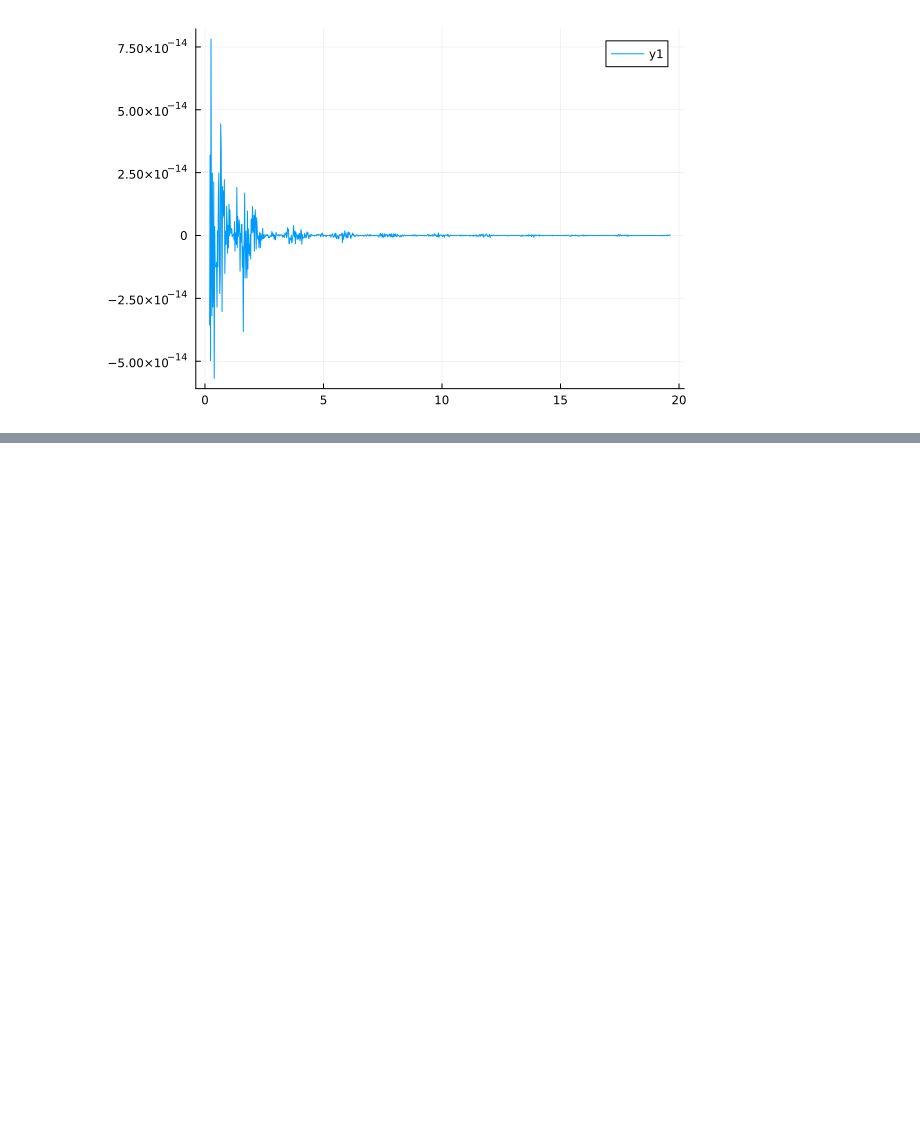
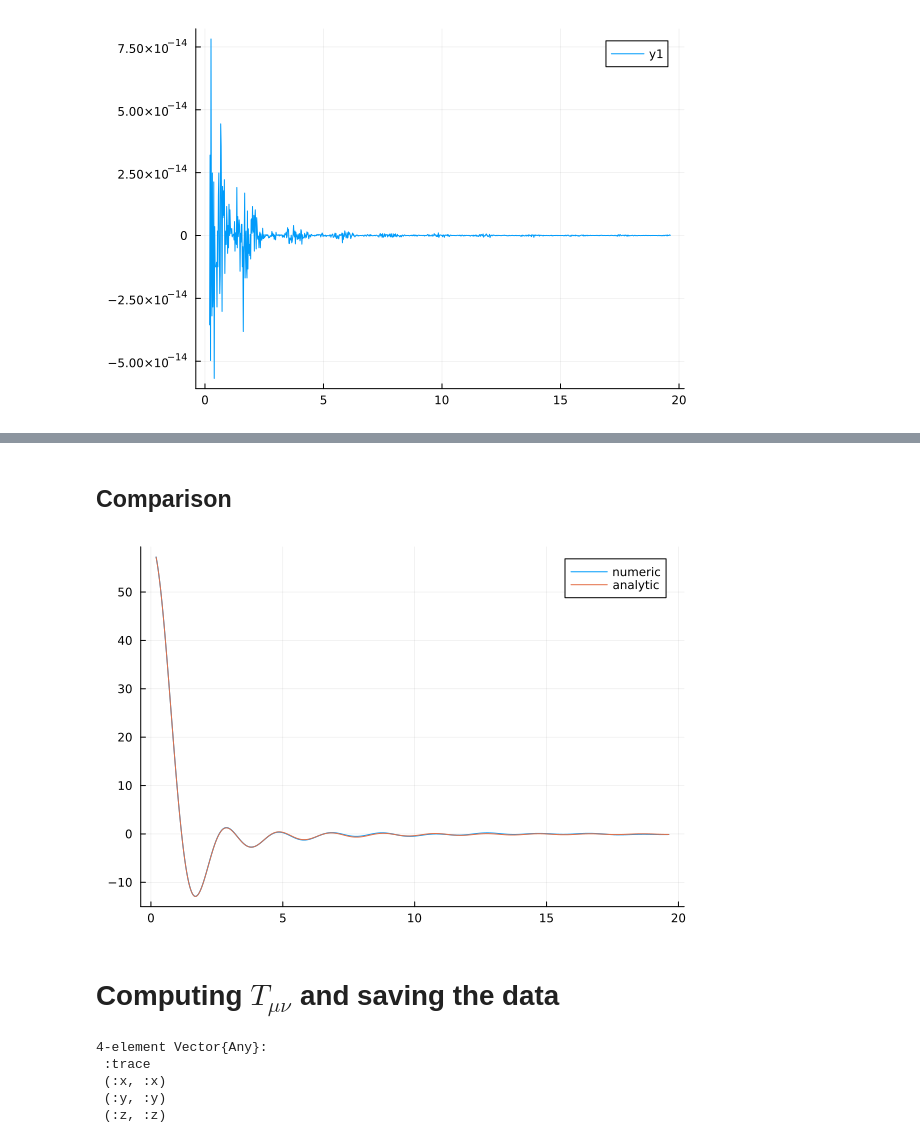
Before and after one commit to Bh2412/EnvelopeApproximation.jl, a Jupyter notebook: scripts/benchmarks/double_bubble.ipynb, the cells around one changed output, grey strips where cells are left out. Drawn from its saved outputs; the diff is of its cells as text; code cells hidden in the pictures; blank space fills up the shorter version.

Commit message:
Add notebooks for analytic comparisons

```diff
--- a/scripts/benchmarks/double_bubble.ipynb
+++ b/scripts/benchmarks/double_bubble.ipynb
@@ -253,0 +263,5 @@ plot(ks, numeric_yy_integral - numeric_xx_integral)
+# %%
+import EnvelopeApproximation.StressEnergyTensor: volume_integral
+n_v = n_ϕ = n_μ = 50
+ΔV = 1.
+numeric_integral = volume_integral(k_vecs, bubbles, n_v, n_ϕ, n_μ, ΔV) |> real
@@ -253,0 +288,4 @@ plot(ks, numeric_yy_integral - numeric_xx_integral)
+# %%
+function single_bubble_contribution(k)
+    return 8 * π * cos(k * d / 2) * (sin(k * R) - (k * R) * cos(k * R)) / (k ^ 3)
+end
@@ -253,0 +294,5 @@ plot(ks, numeric_yy_integral - numeric_xx_integral)
+# %%
+function intersection_contribution(k)
+    res = (π*d*k - 2*(π*R*k*cos(R*k) - π*sin(R*k))*cos(1/2*d*k) - 2*(π*R*k*sin(R*k) + π*cos(R*k))*sin(1/2*d*k))/k^3
+    return 2 * real(res)
+end
@@ -253,0 +301,2 @@ plot(ks, numeric_yy_integral - numeric_xx_integral)
+# %%
+analytic_volume_integral = @. single_bubble_contribution(ks) - intersection_contribution(ks)
@@ -253,0 +321,17 @@ plot(ks, numeric_yy_integral - numeric_xx_integral)
+# %% [markdown]
+## Comparison
+# %%
+plot(ks, numeric_integral, label="numeric")
+plot!(ks, analytic_volume_integral, label="analytic")
+# %% [output]
+[figure, added]
+# %% [markdown]
+# Computing $T_{\mu\nu}$ and saving the data
+# %%
+tensor_directions
+# %% [output]
+4-element Vector{Any}:
+ :trace
+ (:x, :x)
+ (:y, :y)
+ (:z, :z)
```
Also changed, not shown: parts of 17 cells of this notebook, 2 other files.
